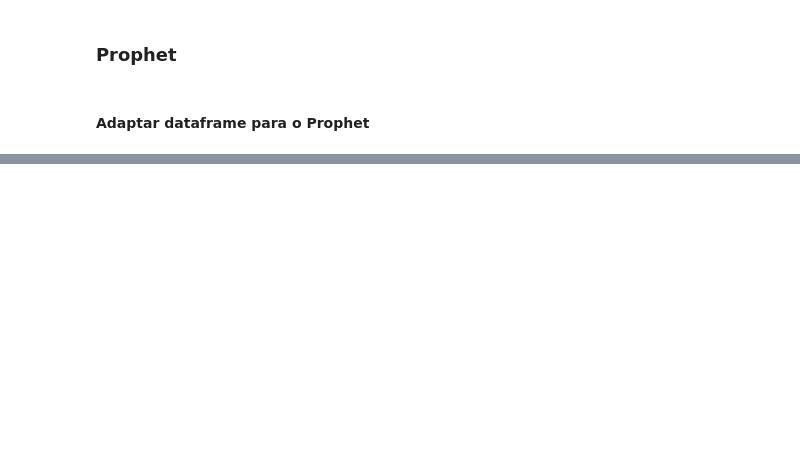
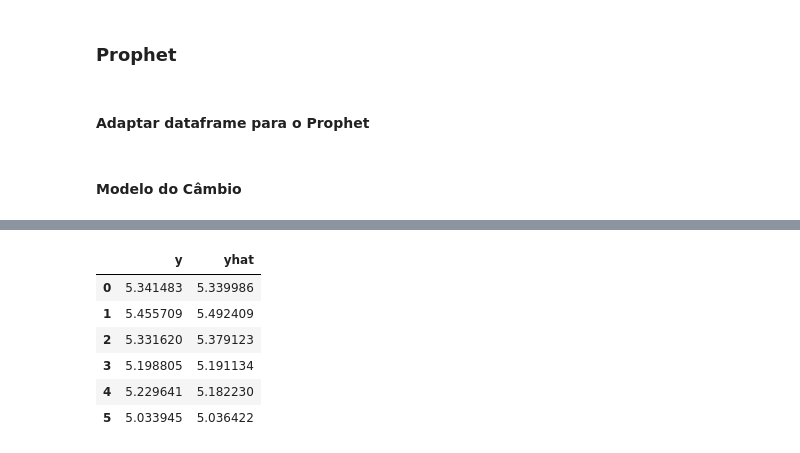
Before and after one commit to vitorrdrgs/trabalho_icd, a Jupyter notebook: models.ipynb, the cells around one changed output, grey strips where cells are left out. Saved outputs shown, nothing was run; the diff lists cells and outputs as text; code cells hidden in the pictures; blank space fills up the shorter version.

Commit message:
feat: add model prophet ipca, exchange

```diff
--- a/models.ipynb
+++ b/models.ipynb
@@ -247,24 +247,49 @@ pd.concat([forecast, test['brl_price']], axis=1)
 # %% [markdown]
 #### Adaptar dataframe para o Prophet
 # %%
-df_prophet = pd.concat([df, df_ipca, df_ex], axis=1)
+df_prophet = pd.concat([df, df_ipca, df_ex], axis=1, sort=False)
 df_prophet = df_prophet[['reference_date', 'brl_price', 'valor', 'exchange_rate']]
 df_prophet = df_prophet.rename(columns={
     'reference_date': 'ds',
     'brl_price': 'y'
 })
 
-new_features = feature_engineering(df_prophet, 'y')
+#new_features = feature_engineering(df_prophet, 'y')
 
 data_ref = datetime.datetime(2026, 4, 1)
 start = data_ref - relativedelta(months=6)
 
 df_train_prophet = df_prophet[
-    df['reference_date'] <= start
+    df_prophet['ds'] <= start
 ]
 df_test_prophet = df_prophet[
-    df['reference_date'] > start
+    df_prophet['ds'] > start
 ]
 
 df_train_prophet = df_train_prophet.reset_index(drop=True)
 df_test_prophet = df_test_prophet.reset_index(drop=True)
+# %% [markdown]
+#### Modelo do Câmbio
+# %%
+df_train_exchange = df_train_prophet[['ds', 'exchange_rate']].rename(columns={'exchange_rate': 'y'})
+df_test_exchange = df_test_prophet[['ds', 'exchange_rate']].rename(columns={'exchange_rate': 'y'})
+
+model_exchange, info_exchange, best_value_exchange = generate_prophet_model(
+    df_train_exchange,
+    df_test_exchange,
+    [],
+    100,
+    'mae',
+    0.01
+)
+
+model_exchange.fit(
+    df_train_exchange,
+)
+
+forecast_exchange = model_exchange.predict(
+    df_test_exchange[['ds']]
+)
+
+pd.concat([df_test_exchange['y'], forecast_exchange['yhat']], axis=1)
+# %% [output]
@@ -270,0 +313,7 @@ df_test_prophet = df_test_prophet.reset_index(drop=True)
+|  | y | yhat |
+| 0 | 5.341483 | 5.339986 |
+| 1 | 5.455709 | 5.492409 |
+| 2 | 5.331620 | 5.379123 |
+| 3 | 5.198805 | 5.191134 |
+| 4 | 5.229641 | 5.182230 |
+| 5 | 5.033945 | 5.036422 |
```
Also changed, not shown: parts of 11 cells of this notebook, 2 other files.
